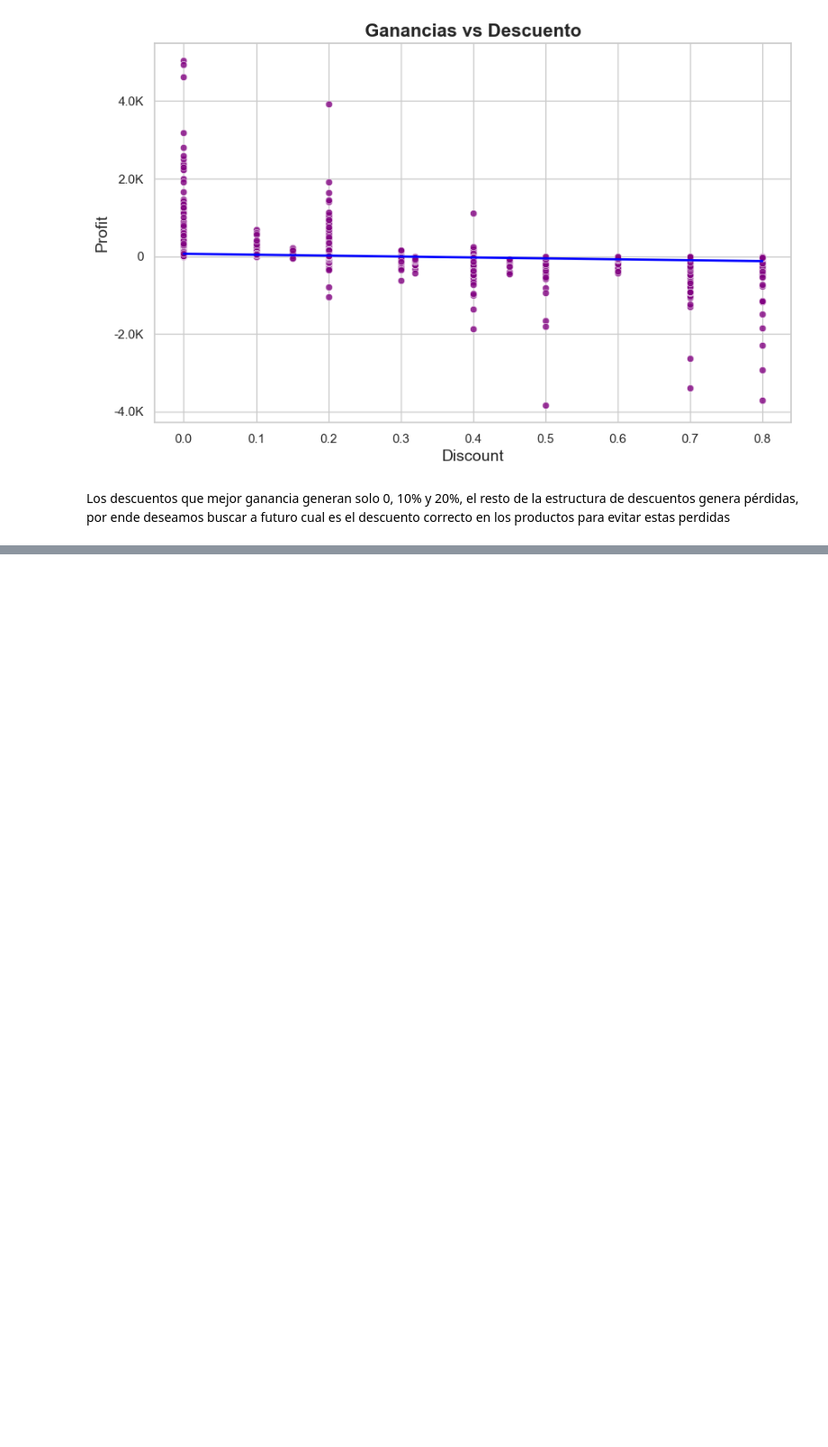
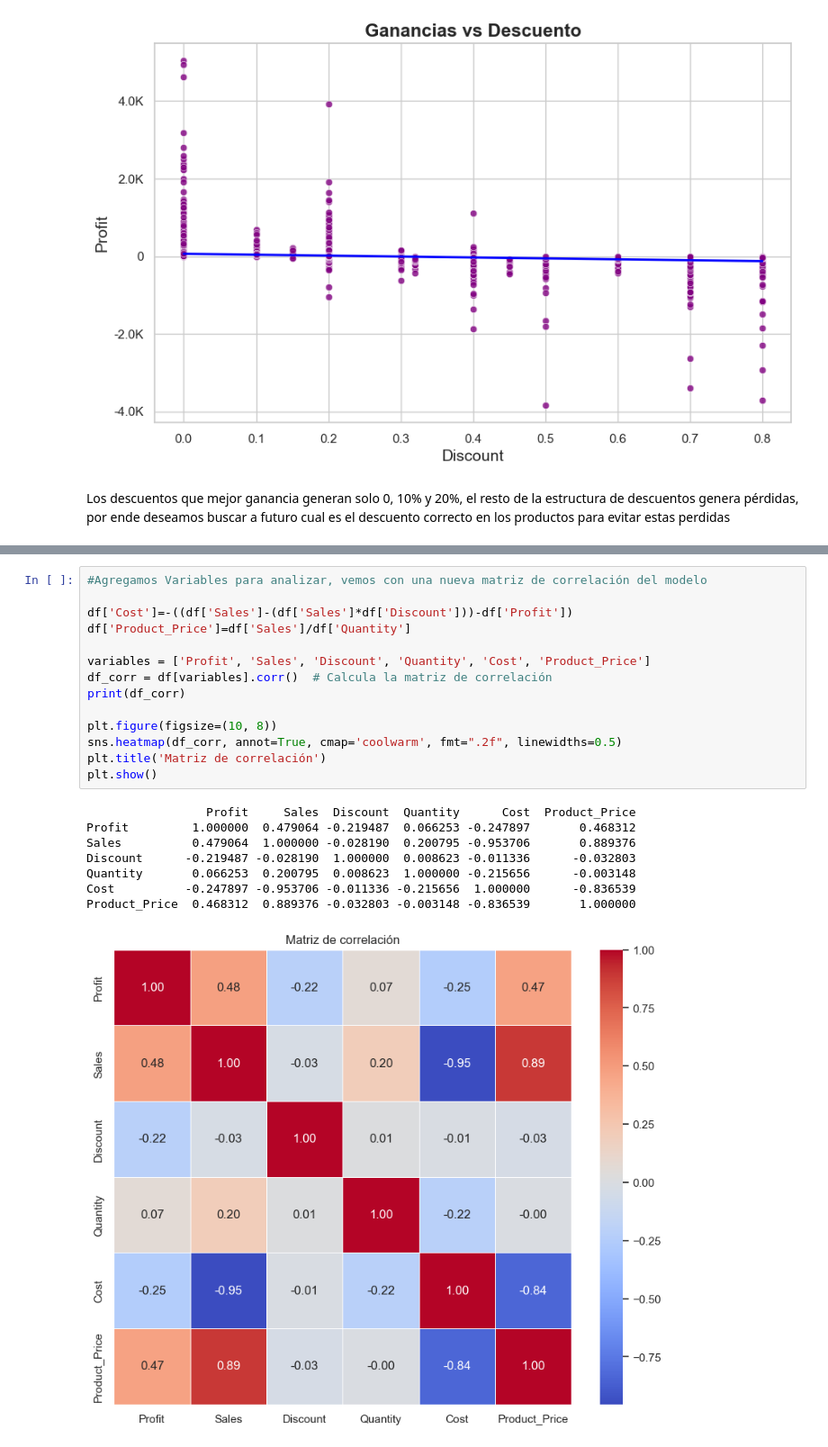
Before and after one commit to yusleylabrador/DCI_Proyecto, a Jupyter notebook: Proyecto_Ventas_Yusley.ipynb, the cells around one changed output, grey strips where cells are left out. Shown at 90% size. Drawn from its saved outputs; the diff is of its cells as text; blank space fills up the shorter version.

```diff
--- a/Proyecto_Ventas_Yusley.ipynb
+++ b/Proyecto_Ventas_Yusley.ipynb
@@ -515,0 +605,23 @@ Los descuentos que mejor ganancia generan solo 0, 10% y 20%, el resto de la estr
+# %%
+#Agregamos Variables para analizar, vemos con una nueva matriz de correlación del modelo
+
+df['Cost']=-((df['Sales']-(df['Sales']*df['Discount']))-df['Profit'])
+df['Product_Price']=df['Sales']/df['Quantity']
+
+variables = ['Profit', 'Sales', 'Discount', 'Quantity', 'Cost', 'Product_Price']
+df_corr = df[variables].corr()  # Calcula la matriz de correlación
+print(df_corr)
+
+plt.figure(figsize=(10, 8))
+sns.heatmap(df_corr, annot=True, cmap='coolwarm', fmt=".2f", linewidths=0.5)
+plt.title('Matriz de correlación')
+plt.show()
+# %% [output]
+                 Profit     Sales  Discount  Quantity      Cost  Product_Price
+Profit         1.000000  0.479064 -0.219487  0.066253 -0.247897       0.468312
+Sales          0.479064  1.000000 -0.028190  0.200795 -0.953706       0.889376
+Discount      -0.219487 -0.028190  1.000000  0.008623 -0.011336      -0.032803
+Quantity       0.066253  0.200795  0.008623  1.000000 -0.215656      -0.003148
+Cost          -0.247897 -0.953706 -0.011336 -0.215656  1.000000      -0.836539
+Product_Price  0.468312  0.889376 -0.032803 -0.003148 -0.836539       1.000000
+[figure, added]
```
Also changed, not shown: parts of 35 cells of this notebook.
